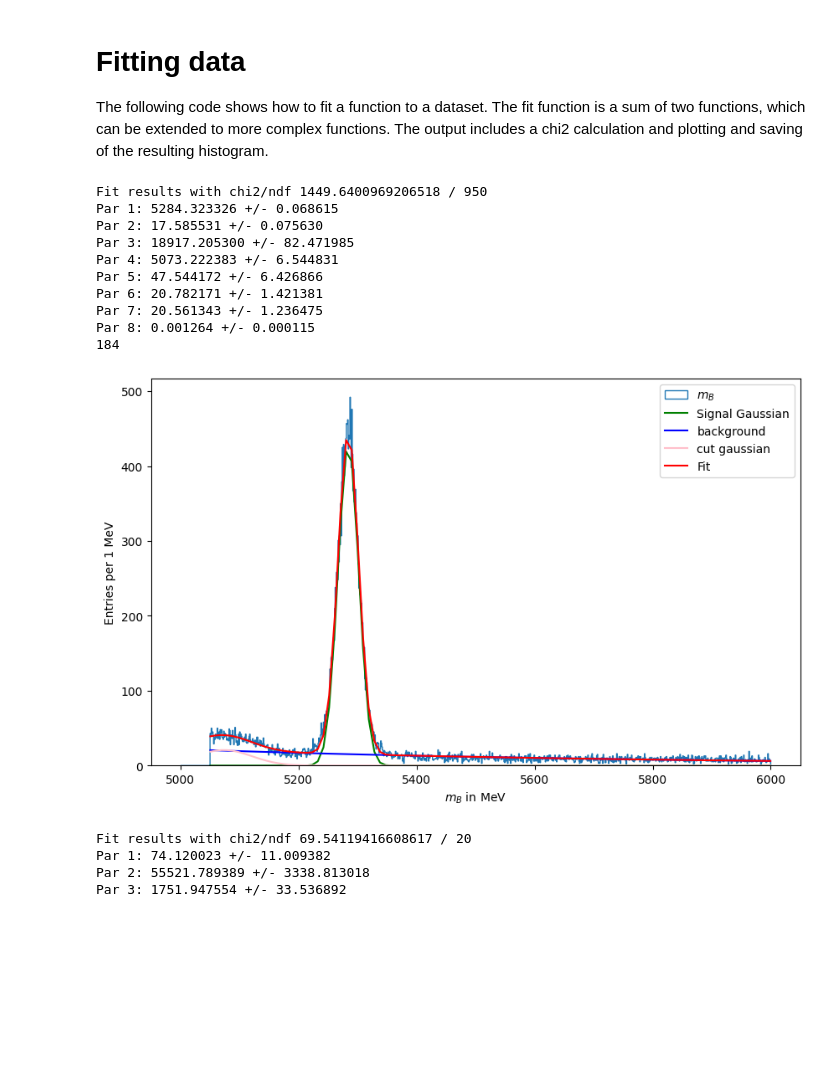
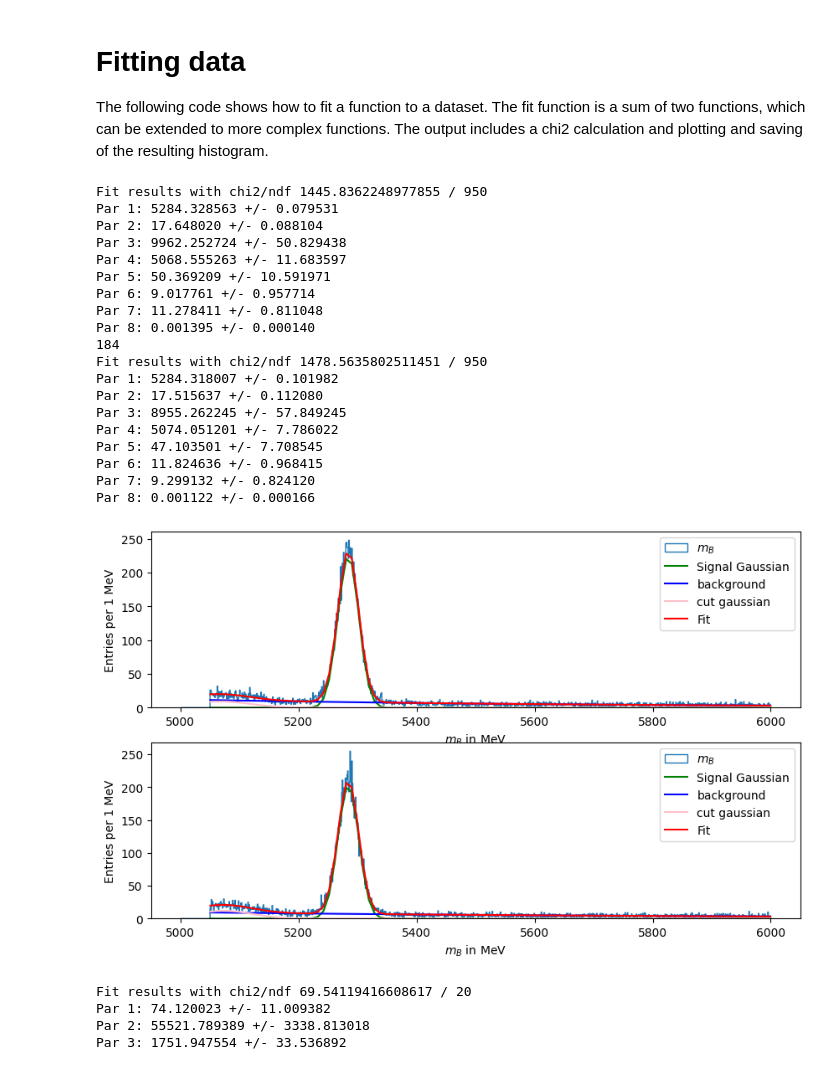
Before and after one commit to damianfrench/MatterAntimatterLab, a Jupyter notebook: Analysis_example.ipynb, the cells around one changed output. Saved outputs shown, nothing was run; the diff lists cells and outputs as text; code cells hidden in the pictures; blank space fills up the shorter version.

Commit message:
fitting for positive and negative B mesons

```diff
--- a/Analysis_example.ipynb
+++ b/Analysis_example.ipynb
@@ -275,6 +275,7 @@ prob_k=[]
 prob_pi=[]
 m_B_all=[]
 m_B_all_uncertainties=[]
+charge=[]
 
 m_R_neutral_1=[]
 m_R_neutral_1_uncertainties=[]
@@ -316,6 +317,7 @@ for tree in trees:
 
         m_k=493.667
         # print(len(data['H2_ProbK']))
+
         mask1=(Selection_Alg(original_probabilties=data['H1_ProbK'],plotting=False)[0])
         mask2=(Selection_Alg(original_probabilties=data['H2_ProbK'],plotting=False)[0])
         mask3=(Selection_Alg(original_probabilties=data['H3_ProbK'],plotting=False)[0])
@@ -364,6 +366,10 @@ for tree in trees:
         np.where(H1_different_mask[event_mask], sigma13,
              np.where(H2_different_mask[event_mask], sigma23,
                       np.where(H3_different_mask[event_mask], sigma23, np.nan))))
+
+
+        event_charge=data['H1_Charge']+data['H2_Charge']+data['H3_Charge']
+        charge.append(event_charge[mask1 & mask2 & mask3])
 
         # This loop will go over individual events
         for i in range(0,len(data['H1_PZ'])):
@@ -434,6 +440,8 @@ m_low_all=np.minimum(m_R_neutral_1,m_R_neutral_2)
 m_high_all_uncertainties=np.maximum(m_R_neutral_1_uncertainties,m_R_neutral_2_uncertainties)
 m_low_all_uncertainties=np.minimum(m_R_neutral_1_uncertainties,m_R_neutral_2_uncertainties)
 
+charge=np.concatenate(charge)
+
 
 print(np.size(m_high_all))
 print(np.size(m_B_all))
@@ -461,6 +469,11 @@ m_B_all=m_B_all[total_removal_mask]
 
 m_high_all=m_high_all[total_mask1]
 m_low_all=m_low_all[total_mask2]
+
+charge=charge[total_removal_mask]
+
+positive_B_mask=(charge==1)
+negative_B_mask=(charge==-1)
 # %% [output]
 Input data variables:
 ['B_FlightDistance', 'B_VertexChi2', 'H1_PX', 'H1_PY', 'H1_PZ', 'H1_ProbK', 'H1_ProbPi', 'H1_Charge', 'H1_IPChi2', 'H1_isMuon', 'H2_PX', 'H2_PY', 'H2_PZ', 'H2_ProbK', 'H2_ProbPi', 'H2_Charge', 'H2_IPC ...
@@ -762,51 +775,69 @@ def plot_results(a,bin_centres,bin_centres_red,values,coeff_fit,fname):
              np.exp(-0.5*((x_fit - coeff_fit[0])/coeff_fit[1])**2)
     # misID_fit = crystal_ball(x_fit, coeff_fit[3], coeff_fit[4], coeff_fit[5],coeff_fit[6])
 
-    ax.plot(x_fit, signal_fit, color='g', label='Signal Gaussian')
-    ax.plot(x_fit,coeff_fit[6]*np.exp(-coeff_fit[7]*(x_fit-5050)),color='b',label='background')
-    ax.plot(x_fit,gaussian_func(x_fit,coeff_fit[3],coeff_fit[4],coeff_fit[5]),color='pink',label='cut gaussian')
+    a.plot(x_fit, signal_fit, color='g', label='Signal Gaussian')
+    a.plot(x_fit,coeff_fit[6]*np.exp(-coeff_fit[7]*(x_fit-5050)),color='b',label='background')
+    a.plot(x_fit,gaussian_func(x_fit,coeff_fit[3],coeff_fit[4],coeff_fit[5]),color='pink',label='cut gaussian')
     y_fit = fit(x_fit,coeff_fit[0],coeff_fit[1],coeff_fit[2],coeff_fit[3],coeff_fit[4],coeff_fit[5],coeff_fit[6],coeff_fit[7])
     a.plot(x_fit,y_fit,label='Fit',color='r',zorder=10) # zorder makes sure the fit line is on top
 
     # plot decoration
     a.legend()
     a.set_xlabel('$m_{B}$ in MeV')
     bin_width=bins_m_B[1]-bins_m_B[0]
     a.set_ylabel(f'Entries per {int(bin_width)} MeV')
     plt.savefig(fname)
 
-fig, ax = plt.subplots(nrows=1, ncols=1, figsize=(10, 6))
-values_m_B,bins_m_B,patches_m_B = ax.hist(m_B_all, bins = 1000, range = [5000, 6000],histtype='step',label='$m_{B}$')
+fig, ax = plt.subplots(nrows=2, ncols=1, figsize=(10, 6))
+
+values_m_B,bins_m_B,patches_m_B = ax[0].hist(m_B_all[positive_B_mask], bins = 1000, range = [5000, 6000],histtype='step',label='$m_{B}$')
 
 coeff_m_B,cov_m_B, bin_centres_m_B, bin_centres_red_m_B, chi2_m_B, ndf_m_B = fit_data( bins_m_B, values_m_B, 5050, 6000, [5279.41,17,10000,5075,50,1000,200,0.006] )
 #mean1,std1,N_s1,mean2,std2,cut,N2,N3,k
 print_results(coeff_m_B,cov_m_B, chi2_m_B, ndf_m_B)
 
 # plot results
 print(int(np.sqrt(len(m_B_all))))
-plot_results(ax,bin_centres_m_B,bin_centres_red_m_B,values_m_B,coeff_m_B,'fit_pT.pdf')
+plot_results(ax[0],bin_centres_m_B,bin_centres_red_m_B,values_m_B,coeff_m_B,'fit_pT.pdf')
+
+values_m_B,bins_m_B,patches_m_B = ax[1].hist(m_B_all[negative_B_mask], bins = 1000, range = [5000, 6000],histtype='step',label='$m_{B}$')
+
+coeff_m_B,cov_m_B, bin_centres_m_B, bin_centres_red_m_B, chi2_m_B, ndf_m_B = fit_data( bins_m_B, values_m_B, 5050, 6000, [5279.41,17,10000,5075,50,1000,200,0.006] )
+#mean1,std1,N_s1,mean2,std2,cut,N2,N3,k
+print_results(coeff_m_B,cov_m_B, chi2_m_B, ndf_m_B)
+plot_results(ax[1],bin_centres_m_B,bin_centres_red_m_B,values_m_B,coeff_m_B,'fit_pT.pdf')
+
 
 # param,cov=curve_fit(fit,)
 # fig, ax = plt.subplots(nrows=1, ncols=1, figsize=(12, 8))
 # fig.subplots_adjust(wspace=0.3)
 # values_m_B,bins_m_B,patches_m_B = ax.hist(m_B_all, bins = 200, range = [5000, 6000],histtype='step',label='$m_{B}$')
 # ax.set_xlabel('Invariant Mass in MeV')
 # ax.set_ylabel('Entries per 200 MeV')
 # ax.legend()
 
 #,5050,100,5000
 # %% [output]
-Fit results with chi2/ndf 1449.6400969206518 / 950
-Par 1: 5284.323326 +/- 0.068615
-Par 2: 17.585531 +/- 0.075630
-Par 3: 18917.205300 +/- 82.471985
-Par 4: 5073.222383 +/- 6.544831
-Par 5: 47.544172 +/- 6.426866
-Par 6: 20.782171 +/- 1.421381
-Par 7: 20.561343 +/- 1.236475
-Par 8: 0.001264 +/- 0.000115
+Fit results with chi2/ndf 1445.8362248977855 / 950
+Par 1: 5284.328563 +/- 0.079531
+Par 2: 17.648020 +/- 0.088104
+Par 3: 9962.252724 +/- 50.829438
+Par 4: 5068.555263 +/- 11.683597
+Par 5: 50.369209 +/- 10.591971
+Par 6: 9.017761 +/- 0.957714
+Par 7: 11.278411 +/- 0.811048
+Par 8: 0.001395 +/- 0.000140
 184
+Fit results with chi2/ndf 1478.5635802511451 / 950
+Par 1: 5284.318007 +/- 0.101982
+Par 2: 17.515637 +/- 0.112080
+Par 3: 8955.262245 +/- 57.849245
+Par 4: 5074.051201 +/- 7.786022
+Par 5: 47.103501 +/- 7.708545
+Par 6: 11.824636 +/- 0.968415
+Par 7: 9.299132 +/- 0.824120
+Par 8: 0.001122 +/- 0.000166
-[figure, old version]
+[figure, new version]
 # %%
 # decaying exponential function
 def exponential(x, norm, decay):
```
